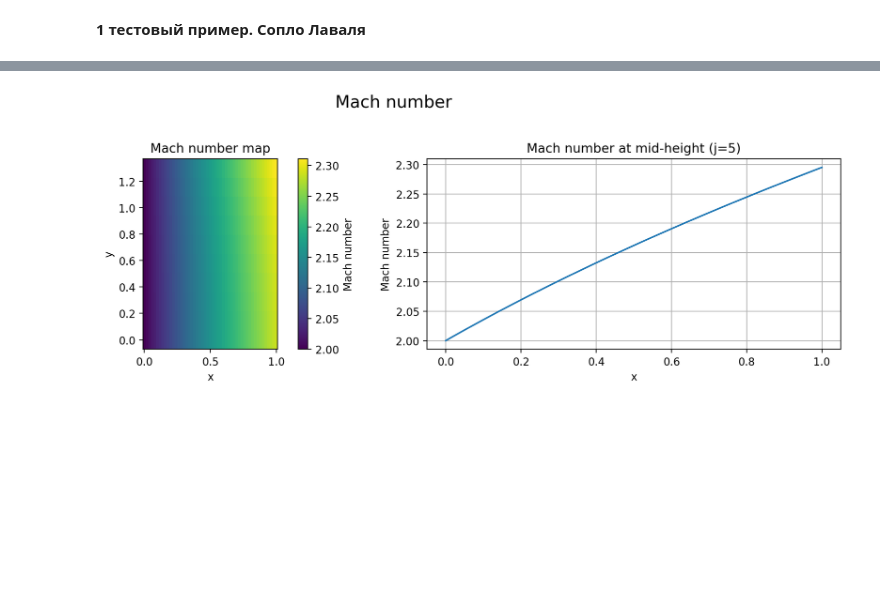
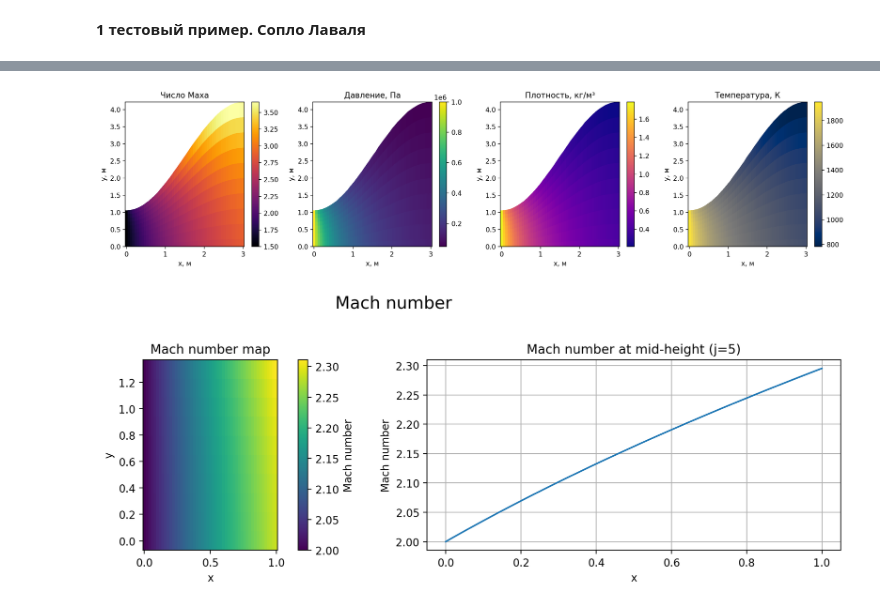
Before and after one commit to KirillZHur/diploma, a Jupyter notebook: src/notebooks/gcm_all.ipynb, the cells around one changed output, grey strips where cells are left out. Saved outputs shown, nothing was run; the diff lists cells and outputs as text; code cells hidden in the pictures; blank space fills up the shorter version.

```diff
--- a/src/notebooks/gcm_all.ipynb
+++ b/src/notebooks/gcm_all.ipynb
@@ -378,3 +389,72 @@ plt.show()
+# %%
+import numpy as np
+import matplotlib.pyplot as plt
+
+eta = np.linspace(0, 1, Ny)
+
+
+X2d, Eta2d = np.meshgrid(x, eta, indexing='xy')
+Y2d = Eta2d * top_wall(X2d)
+
+fig, axes = plt.subplots(1, 4, figsize=(16, 4))
+
+# 1) Число Маха
+pcm0 = axes[0].pcolormesh(
+    X2d, Y2d,
+    M.T,
+    shading='auto',
+    cmap='inferno'
+)
+fig.colorbar(pcm0, ax=axes[0])
+axes[0].set_title('Число Маха')
+axes[0].set_xlabel('x, м')
+axes[0].set_ylabel('y, м')
+
+# 2) Давление
+pcm1 = axes[1].pcolormesh(
+    X2d, Y2d,
+    p.T,
+    shading='auto',
+    cmap='viridis'
+)
+fig.colorbar(pcm1, ax=axes[1])
+axes[1].set_title('Давление, Па')
+axes[1].set_xlabel('x, м')
+axes[1].set_ylabel('y, м')
+
+# 3) Плотность
+pcm2 = axes[2].pcolormesh(
+    X2d, Y2d,
+    rho.T,
+    shading='auto',
+    cmap='plasma'
+)
+fig.colorbar(pcm2, ax=axes[2])
+axes[2].set_title('Плотность, кг/м³')
+axes[2].set_xlabel('x, м')
+axes[2].set_ylabel('y, м')
+
+# 4) Температура
+pcm3 = axes[3].pcolormesh(
+    X2d, Y2d,
+    T.T,
+    shading='auto',
+    cmap='cividis'
+)
+fig.colorbar(pcm3, ax=axes[3])
+axes[3].set_title('Температура, К')
+axes[3].set_xlabel('x, м')
+axes[3].set_ylabel('y, м')
+
+
+axes[0].set_ylim(0, None)
+axes[1].set_ylim(0, None)
+axes[2].set_ylim(0, None)
+axes[3].set_ylim(0, None)
+plt.tight_layout()
+plt.show()
+# %% [output]
+[figure, added]
 # %%
 fields = {
     "Mach number": (M, "M"),
```
Also changed, not shown: parts of 9 cells of this notebook, 4 other files.
